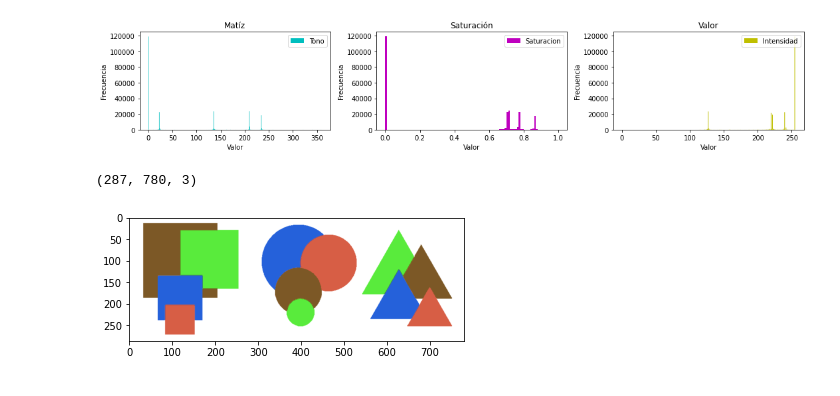
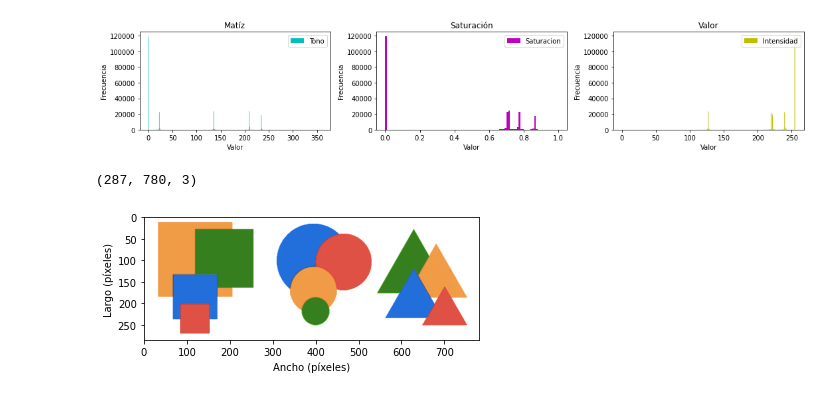
Before and after one commit to CC0R0NAD0/Segmentation-using-multiple-vision-machine-paradigms, a Jupyter notebook: img_pruebas.ipynb, the cells around one changed output. Drawn from its saved outputs; the diff is of its cells as text; code cells hidden in the pictures.

```diff
--- a/img_pruebas.ipynb
+++ b/img_pruebas.ipynb
@@ -77,36 +107,45 @@ print(img_hsv.shape)
 [figure]
 (287, 780, 3)
 # %%
+# Se separa cada canal de hsv para manipularlos
 h = img_hsv[...,0]
 s = img_hsv[...,1]
 v = img_hsv[...,2]
 
-
+# Se copian los valores para recolorear
 h_new = h
 s_new = s
 v_new = v
 
 
+# Se guardan las dimensiones para hacer un ciclo y recorrer la imagen
 h_img = image.shape[0]
 w_img = image.shape[1]
 
 
 
+# Se definen visualmente los colores en el canal h con los picos
 val_color1 =  235  #ROJO
 val_color2 =  210 #AMARILLO
 val_color3 =  135  #VERDE
 val_color4 =  25  #AZUL
 
 
-por_desvi = 0.05
+# Se define un rango de aceptación de colores
+por_desvi = 0.05 # 5%
 
 
+#---------------------------------------------------------------------
+
+# Para los casos de intercambiar color
+# Se almacenan los valores de saturacion dentro del rango H
 val_sat1 =  []  #ROJO
 val_sat2 =  [] #AMARILLO
 val_sat3 =  []  #VERDE
 val_sat4 =  []  #AZUL
 
-
+#Se emplea un ciclo se revisa cada pixel y el valor de H y si cumple se almacena
+#cada valor de saturación S en el array
 
 for i in range(h_img):
     for j in range(w_img):
@@ -123,6 +162,9 @@ for i in range(h_img):
         val_sat4.append(s[i,j])
 
 
+#----------------------------------------------------------------------------
+# Para los casos de intercambiar color
+# Se almacenan los valores de intencsidad I o Valor V dentro del rango H
 
 val_1 =  []  #ROJO
 val_2 =  [] #AMARILLO
@@ -130,6 +172,8 @@ val_3 =  []  #VERDE
 val_4 =  []  #AZUL
 
 
+#Se emplea un ciclo se revisa cada pixel y el valor de H y si cumple se almacena
+#cada valor de Intensidad I o Valor V en el array
 
 for i in range(h_img):
     for j in range(w_img):
@@ -146,51 +190,67 @@ for i in range(h_img):
         val_4.append(v[i,j])
 
 
-porc_var = int(360*0.03)  #Variacion de color 1%
+#--------------------------------------------------------------------------
 
-import random
+# Para la ligera variacion de color se define un rango para todos los colores
+#dentro de un porcentaje menor al aceptado 3% y de forma aleatoria
 
-cambio = random.randint(-porc_var,porc_var)
+porc_var = int(360*0.03)  #Variacion de color 3%
 
+import random #libreria para funciones aleatorias
+
+cambio = random.randint(-porc_var,porc_var) #rango +/- para valor de HSV
+
+# Se recorre la imagen con ciclos
 for i in range(h_img):
     for j in range(w_img):
       if ( ( ( val_color1 - (360*por_desvi) ) <= 360*h[i,j] <= ( val_color1 + (360*por_desvi) ) )   ):
+        #Si se está dentro del rango se suma el cambio y se escala de 0.0 a 1.0
         h_new[i,j] = ((val_color1 + cambio )/360.0)
         s_new[i,j] = np.mean(val_sat4) + (cambio/360)
-        v_new[i,j] = np.mean(val_4) + (cambio/360)
+        #v_new[i,j] = np.mean(val_4) + (cambio/360)
 
       if ( ( ( val_color2 - (360*por_desvi) ) <= 360*h[i,j] <= ( val_color2 + (360*por_desvi) ) )  ):
+        #Si se está dentro del rango se suma el cambio y se escala de 0.0 a 1.0
         h_new[i,j] = ((val_color2  + cambio )/360.0)
         s_new[i,j] = np.mean(val_sat3) + (cambio/360)
-        v_new[i,j] = np.mean(val_3) + (cambio/360)
+        #v_new[i,j] = np.mean(val_3) + (cambio/360)
 
 
       if ( ( ( val_color3 - (360*por_desvi) ) <= 360*h[i,j] <= ( val_color3 + (360*por_desvi) ) )  ):
+        #Si se está dentro del rango se suma el cambio y se escala de 0.0 a 1.0
         h_new[i,j] = ((val_color3 + cambio )/360.0)
         s_new[i,j] = np.mean(val_sat2) + (cambio/360)
-        v_new[i,j] = np.mean(val_2) + (cambio/360)
+        #v_new[i,j] = np.mean(val_2) + (cambio/360)
 
 
       if ( ( ( val_color4 - (360*por_desvi) ) <= 360*h[i,j] <= ( val_color4 + (360*por_desvi) ) )  ):
+        #Si se está dentro del rango se suma el cambio y se escala de 0.0 a 1.0
         h_new[i,j] = ((val_color4 + cambio )/360.0)
         s_new[i,j] = np.mean(val_sat1) + (cambio/360)
-        v_new[i,j] = np.mean(val_1) + (cambio/360)
+        #v_new[i,j] = np.mean(val_1) + (cambio/360)
 
 
-
+#Se copia la variable con los 3 canales originales
 recolor = img_hsv
+# Se modifica cada color con los nuevos array de canal modificados
 recolor[...,0] = h_new
 recolor[...,1] = s_new
 recolor[...,2] = v_new
 
 
+#Se reconvierte a RGB
 new_color = colors.hsv_to_rgb(recolor[...,:3])
 
+#Como la imagen estaba en BGR por CV2 se pasa a RGB
 new_color_sh = cv2.cvtColor(np.float32(new_color), cv2.COLOR_BGR2RGB)
-plt.imshow(new_color_sh)
+#Etiquetas ejes
+plt.xlabel("Ancho (píxeles)")
+plt.ylabel("Largo (píxeles)")
+plt.imshow(new_color_sh) # Se muestra la imagen
 
+#Se guarda en la carpeta
 plt.imsave("salida_cambiada.png",new_color_sh)
-
 plt.show()
 # %% [output]
-[figure, old version]
+[figure, new version]
```
Also changed, not shown: parts of 3 cells of this notebook.
